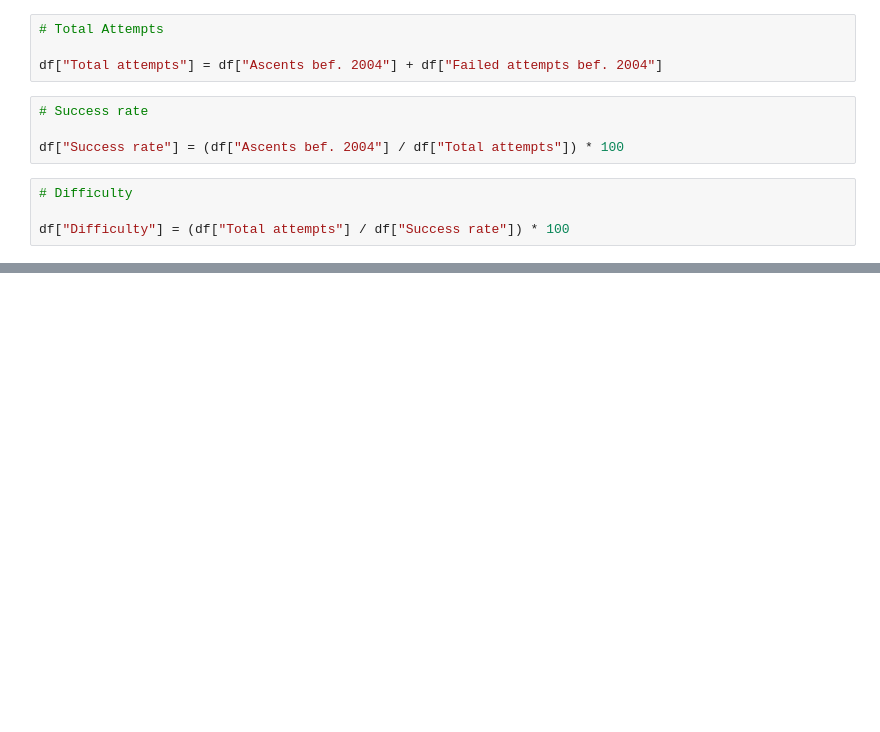
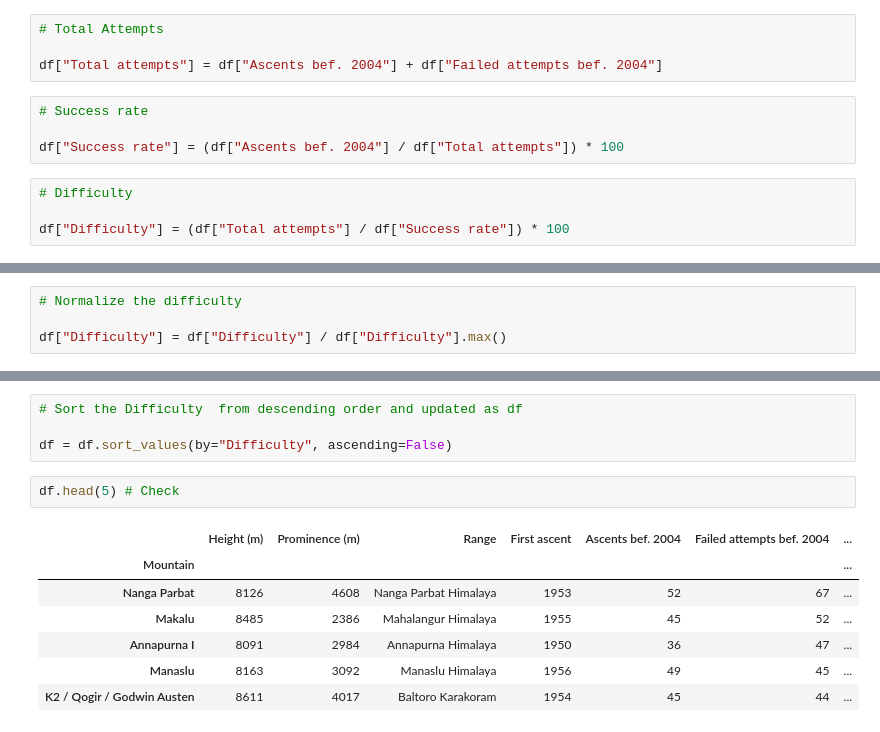
Before and after one commit to maungmoemyint/course1sub05unit02, a Jupyter notebook: Mountains.ipynb, the cells around one changed output, grey strips where cells are left out. Saved outputs shown, nothing was run; the diff lists cells and outputs as text; blank space fills up the shorter version.

Commit message:
Normalize the data
Difficulty column is normaliyed from 0 to 1

```diff
--- a/Mountains.ipynb
+++ b/Mountains.ipynb
@@ -248,3 +248,7 @@ df.head(5)
 | Lhotse | 8516 | 610 | Mahalangur Himalaya | 1956 | 26 | 26 | ... |
 | Makalu | 8485 | 2386 | Mahalangur Himalaya | 1955 | 45 | 52 | ... |
 | Cho Oyu | 8188 | 2340 | Mahalangur Himalaya | 1954 | 79 | 28 | ... |
+# %%
+# Normalize the difficulty
+
+df["Difficulty"] = df["Difficulty"] / df["Difficulty"].max()
@@ -250,0 +265,14 @@ df.head(5)
+# %%
+# Sort the Difficulty  from descending order and updated as df
+
+df = df.sort_values(by="Difficulty", ascending=False)
+# %%
+df.head(5) # Check
+# %% [output]
+|  | Height (m) | Prominence (m) | Range | First ascent | Ascents bef. 2004 | Failed attempts bef. 2004 | ... |
+| Mountain |  |  |  |  |  |  | ... |
+| Nanga Parbat | 8126 | 4608 | Nanga Parbat Himalaya | 1953 | 52 | 67 | ... |
+| Makalu | 8485 | 2386 | Mahalangur Himalaya | 1955 | 45 | 52 | ... |
+| Annapurna I | 8091 | 2984 | Annapurna Himalaya | 1950 | 36 | 47 | ... |
+| Manaslu | 8163 | 3092 | Manaslu Himalaya | 1956 | 49 | 45 | ... |
+| K2 / Qogir / Godwin Austen | 8611 | 4017 | Baltoro Karakoram | 1954 | 45 | 44 | ... |
```
Also changed, not shown: parts of 1 cell of this notebook.
